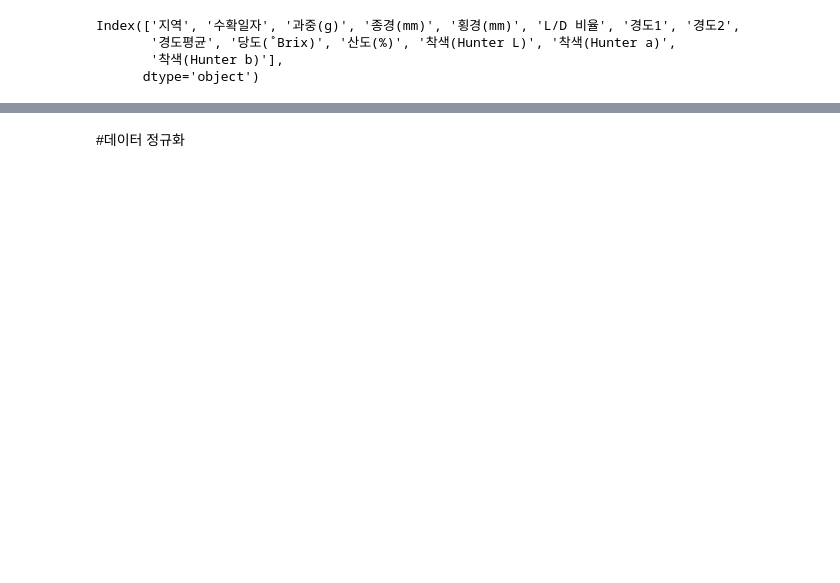
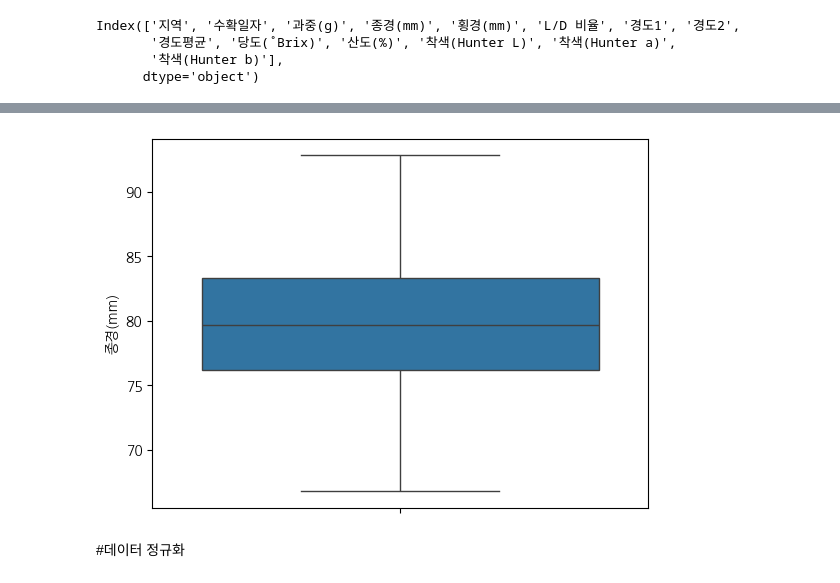
Before and after one commit to jobsiggang/2026_AI_Datascience, a Jupyter notebook: 2026kerisdata2~3.ipynb, the cells around one changed output, grey strips where cells are left out. Drawn from its saved outputs; the diff is of its cells as text; code cells hidden in the pictures; blank space fills up the shorter version.

```diff
--- a/2026kerisdata2~3.ipynb
+++ b/2026kerisdata2~3.ipynb
@@ -173,0 +191,10 @@ plt.show()
+# %%
+# 이상치를 탐지하기 위해 IQR(사분위수 범위) 방식을 사용하고자 한다. 정상 데이터의 범위(하한값과 상한값)를 결정하는 코드를 작성해 보자
+import pandas as pd
+df_Hongro = pd.read_csv('https://raw.githubusercontent.com/jobsiggang/2026_AI_Datascience/refs/heads/main/Hongro.csv')  # 데이터 로드
+Q1 = df_Hongro['종경(mm)'].quantile(0.25)
+Q3 = df_Hongro['종경(mm)'].quantile(0.75)
+IQR = Q3 - Q1  # IQR 계산
+lower_bound = Q1 - 1.5 * IQR  # 하한값 계산
+upper_bound = Q3 + 1.5 * IQR  # 상한값 계산
+print(f"하한값: {lower_bound}, 상한값: {upper_bound}")
@@ -174,3 +212,12 @@ plt.show()
+# %%
+# 종경속성의 이상치 데이터를 삭제하자
+df_Hongro = df_Hongro[(df_Hongro['종경(mm)'] >= lower_bound) & (df_Hongro['종경(mm)'] <= upper_bound)]
+# %%
+#박스플롯으로 이상치가 제거 되었음을 확인하자.
+sns.boxplot(data=df_Hongro['종경(mm)'] )
+plt.show()
+# %% [output]
+[figure, added]
 # %% [markdown]
 #데이터 정규화
 # %%
```
Also changed, not shown: parts of 5 cells of this notebook.
